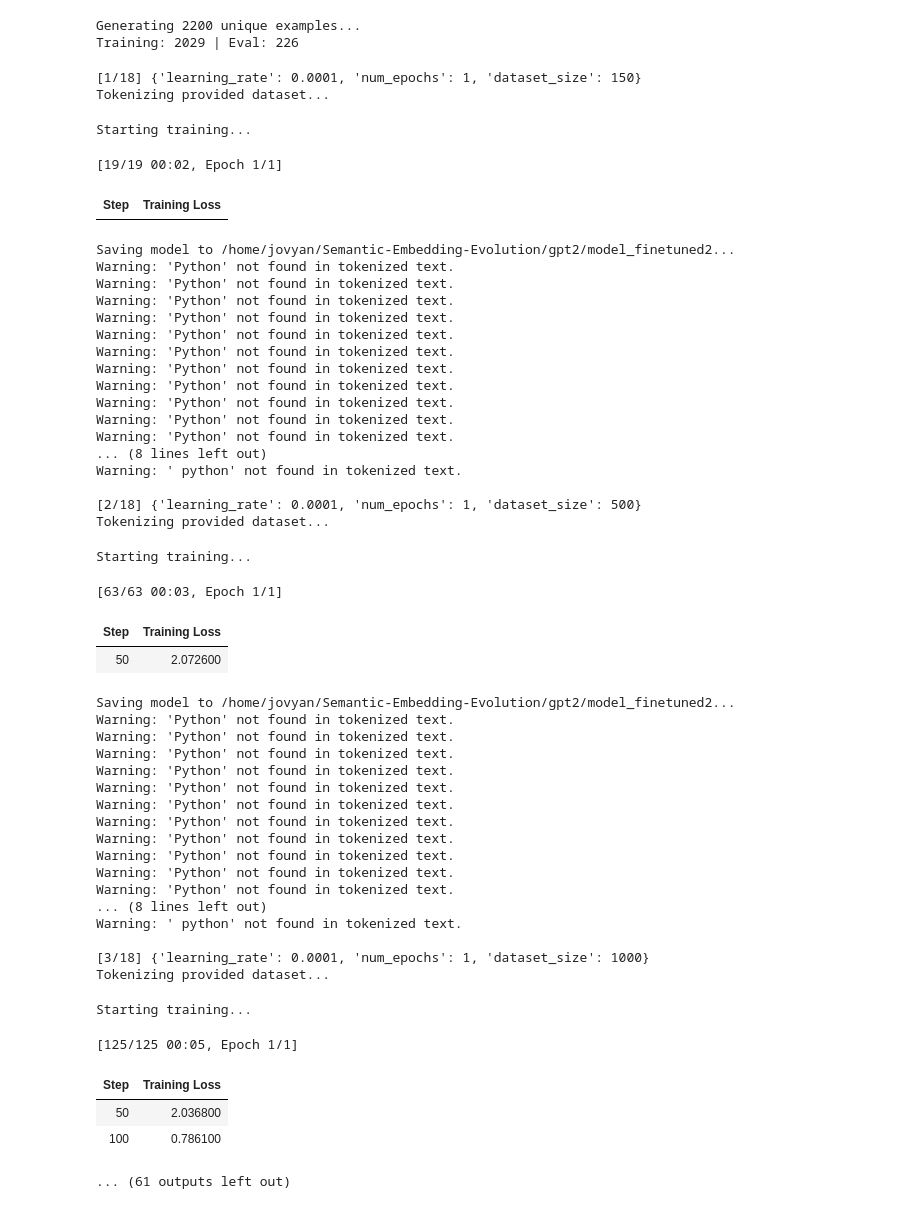
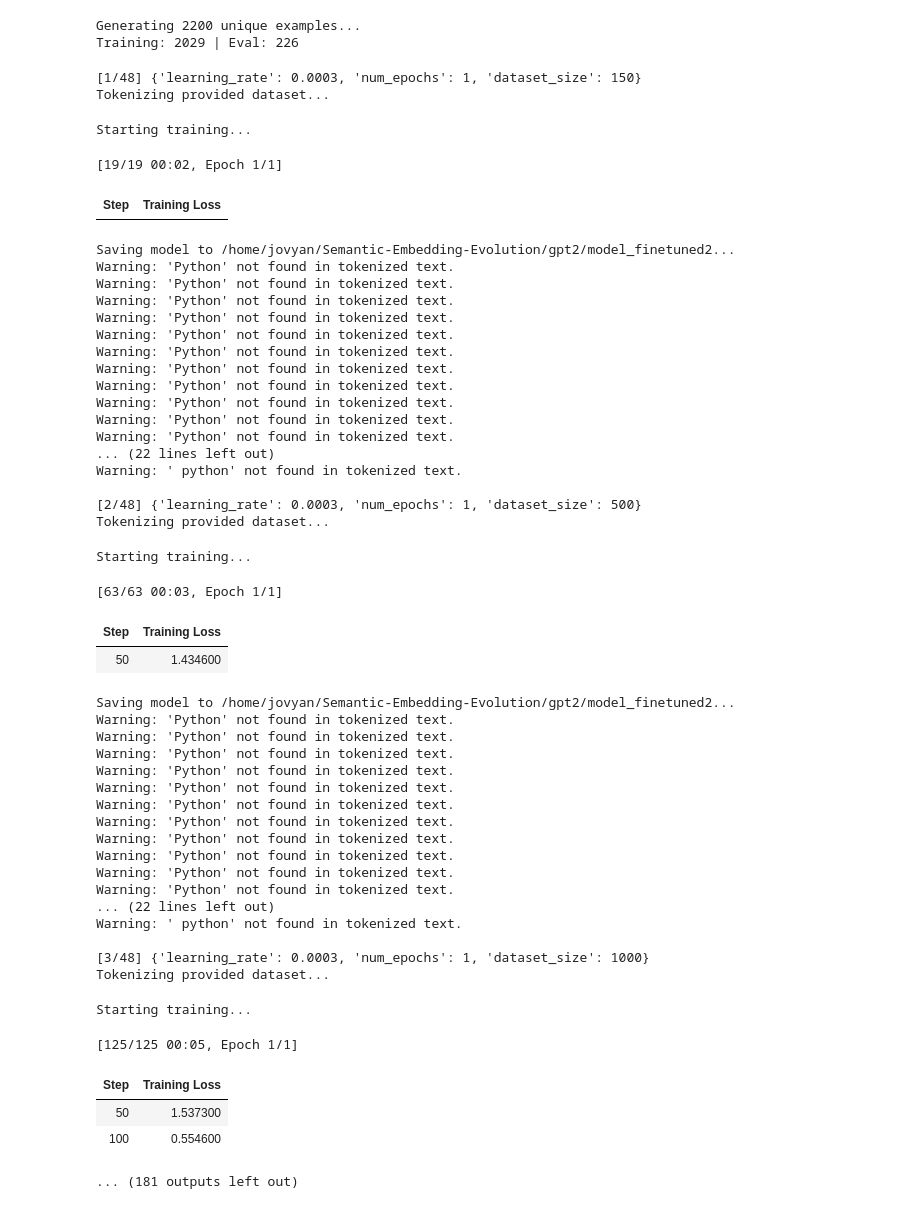
Before and after one commit to MarkusStefan/Semantic-Embedding-Evolution, a Jupyter notebook: notebooks/exp1.ipynb, the cells around one changed output. Cells and saved outputs as stored; diff of their text form; code cells hidden in the pictures.

```diff
--- a/notebooks/exp1.ipynb
+++ b/notebooks/exp1.ipynb
@@ -1773,7 +2443,7 @@ Generating 2200 unique examples...
 Training: 2029 | Eval: 226
 # %%
 experiment = Experimenter(
-    target_words=["Python", "python", " python"],
+    target_words=["Python", " Python", "python", " python"],
     base_model=base_model,
     tokenizer=tokenizer,
     dataset=train_dataset,
@@ -1783,7 +2453,7 @@ experiment = Experimenter(
 
 df_results = experiment.run()
 # %% [output]
-[1/18] {'learning_rate': 0.0001, 'num_epochs': 1, 'dataset_size': 150}
+[1/48] {'learning_rate': 0.0003, 'num_epochs': 1, 'dataset_size': 150}
 Tokenizing provided dataset...
 Starting training...
 [19/19 00:02, Epoch 1/1]
@@ -1797,41 +2467,41 @@ Warning: 'Python' not found in tokenized text.
 Warning: 'Python' not found in tokenized text.
 Warning: 'Python' not found in tokenized text.
 Warning: 'Python' not found in tokenized text.
 Warning: 'Python' not found in tokenized text.
 Warning: 'Python' not found in tokenized text.
 Warning: 'Python' not found in tokenized text.
-... (8 lines left out)
+... (22 lines left out)
 Warning: ' python' not found in tokenized text.
 
-[2/18] {'learning_rate': 0.0001, 'num_epochs': 1, 'dataset_size': 500}
+[2/48] {'learning_rate': 0.0003, 'num_epochs': 1, 'dataset_size': 500}
 Tokenizing provided dataset...
 Starting training...
 [63/63 00:03, Epoch 1/1]
 | Step | Training Loss |
-| 50 | 2.072600 |
+| 50 | 1.434600 |
 Saving model to /home/jovyan/Semantic-Embedding-Evolution/gpt2/model_finetuned2...
 Warning: 'Python' not found in tokenized text.
 Warning: 'Python' not found in tokenized text.
 Warning: 'Python' not found in tokenized text.
 Warning: 'Python' not found in tokenized text.
 Warning: 'Python' not found in tokenized text.
 Warning: 'Python' not found in tokenized text.
 Warning: 'Python' not found in tokenized text.
 Warning: 'Python' not found in tokenized text.
 Warning: 'Python' not found in tokenized text.
 Warning: 'Python' not found in tokenized text.
 Warning: 'Python' not found in tokenized text.
-... (8 lines left out)
+... (22 lines left out)
 Warning: ' python' not found in tokenized text.
 
-[3/18] {'learning_rate': 0.0001, 'num_epochs': 1, 'dataset_size': 1000}
+[3/48] {'learning_rate': 0.0003, 'num_epochs': 1, 'dataset_size': 1000}
 Tokenizing provided dataset...
 Starting training...
 [125/125 00:05, Epoch 1/1]
 | Step | Training Loss |
-| 50 | 2.036800 |
-| 100 | 0.786100 |
+| 50 | 1.537300 |
+| 100 | 0.554600 |
-... (61 outputs left out)
+... (181 outputs left out)
 # %%
 experiment.summary()
 # %% [output]
```
Also changed, not shown: parts of 16 cells of this notebook.
